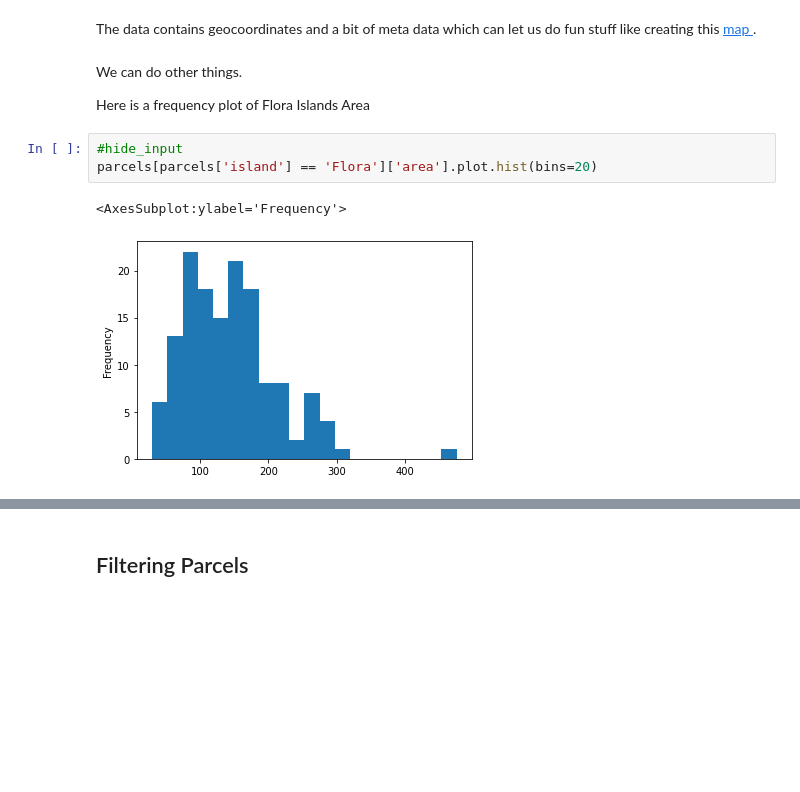
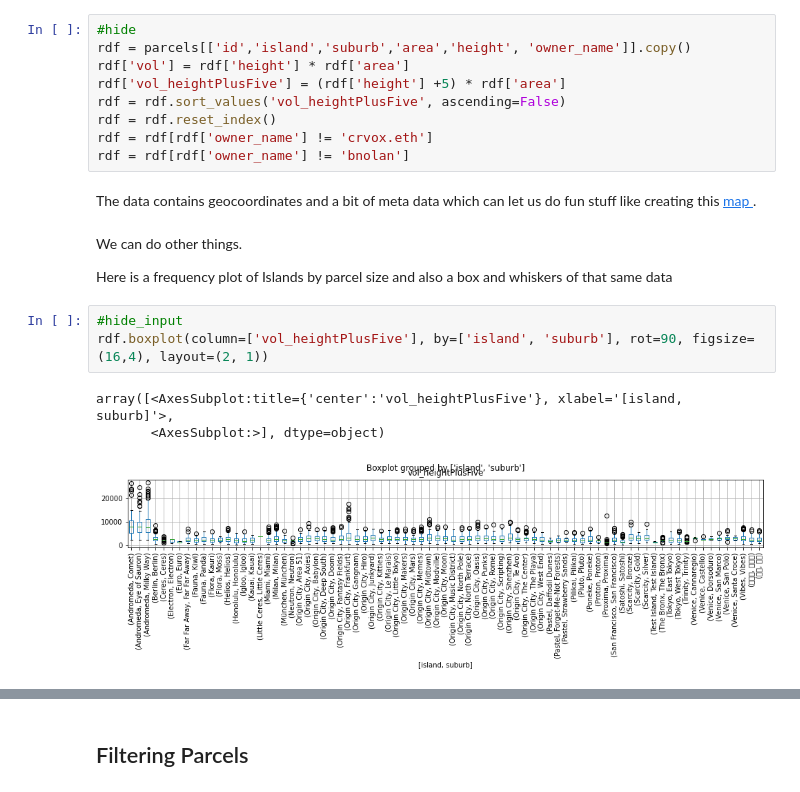
Before and after one commit to 3Diot/3Diot.github.io, a Jupyter notebook: blog/notebooks/002_Parcels.ipynb, the cells around one changed output, grey strips where cells are left out. Saved outputs shown, nothing was run; the diff lists cells and outputs as text; blank space fills up the shorter version.

```diff
--- a/blog/notebooks/002_Parcels.ipynb
+++ b/blog/notebooks/002_Parcels.ipynb
@@ -41,12 +43,22 @@ parcels.head(1)
+# %%
+#hide
+rdf = parcels[['id','island','suburb','area','height', 'owner_name']].copy()
+rdf['vol'] = rdf['height'] * rdf['area']
+rdf['vol_heightPlusFive'] = (rdf['height'] +5) * rdf['area']
+rdf = rdf.sort_values('vol_heightPlusFive', ascending=False)
+rdf = rdf.reset_index()
+rdf = rdf[rdf['owner_name'] != 'crvox.eth']
+rdf = rdf[rdf['owner_name'] != 'bnolan']
 # %% [markdown]
 The data contains geocoordinates and a bit of meta data which can let us do fun stuff like creating this <a href="https://cvminigames.com/blog/docs/maps/cv_price_map.html"> map </a>.
 # %% [markdown]
 We can do other things.
 
-Here is a frequency plot of Flora Islands Area
+Here is a frequency plot of Islands by parcel size and also a box and whiskers of that same data
-# %%
-#hide_input
-parcels[parcels['island'] == 'Flora']['area'].plot.hist(bins=20)
-# %% [output]
-<AxesSubplot:ylabel='Frequency'>
-[figure, removed]
+# %%
+#hide_input
+rdf.boxplot(column=['vol_heightPlusFive'], by=['island', 'suburb'], rot=90, figsize=(16,4), layout=(2, 1))
+# %% [output]
+array([<AxesSubplot:title={'center':'vol_heightPlusFive'}, xlabel='[island, suburb]'>,
+       <AxesSubplot:>], dtype=object)
+[figure, added]
```
Also changed, not shown: parts of 5 cells of this notebook, 2 other files.
